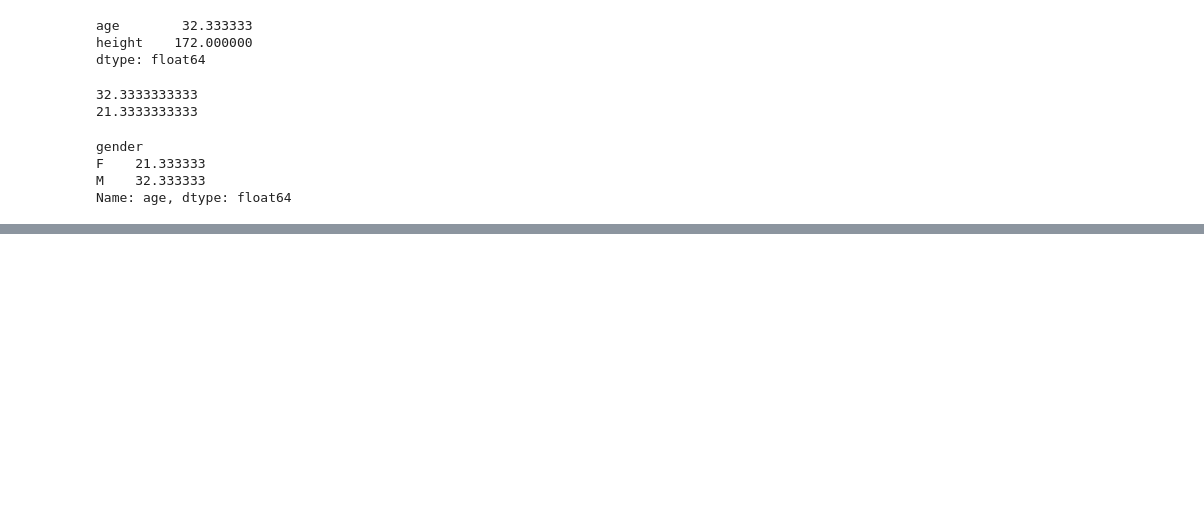
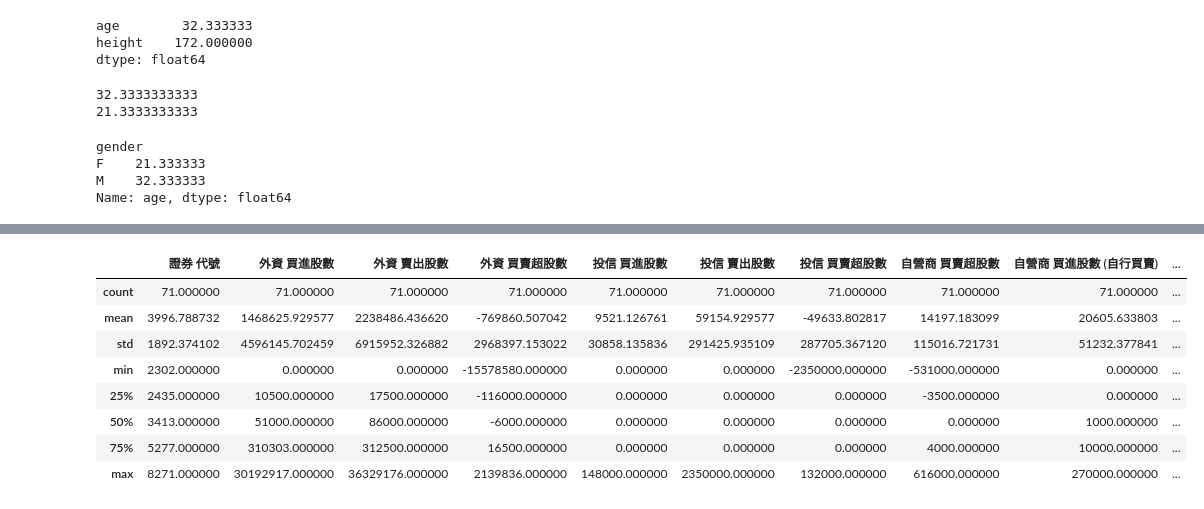
Before and after one commit to ywchiu/pyfinance, a Jupyter notebook: 20160508Demo.ipynb, the cells around one changed output, grey strips where cells are left out. Drawn from its saved outputs; the diff is of its cells as text; code cells hidden in the pictures; blank space fills up the shorter version.

```diff
--- a/20160508Demo.ipynb
+++ b/20160508Demo.ipynb
@@ -644,0 +647,10 @@ Name: age, dtype: float64
+# %%
+import requests
+url = 'http://www.twse.com.tw/ch/trading/fund/T86/T86.php'
+payload = {
+'qdate':'105/05/06',
+'select2':'24',
+'sorting':'by_issue'
+}
+res = requests.post( url, data=payload )
+#print res
@@ -644,0 +659,11 @@ Name: age, dtype: float64
+# %%
+from bs4 import BeautifulSoup as bs
+#soup = BeautifulSoup(res.text)
+soup = bs(res.text)
+tb = soup.select('#tbl-sortable')[0]
+# %%
+import pandas as pd
+# use prettify to convert object from tag to str
+dfs = pd.read_html(tb.prettify('utf-8'), encoding = 'utf-8')
+print type(dfs) # check the type of an object
+print len(dfs)
@@ -644,0 +673,2 @@ Name: age, dtype: float64
+# %%
+stockdf = dfs[0]
@@ -644,0 +684,12 @@ Name: age, dtype: float64
+# %%
+stockdf.describe()
+# %% [output]
+|  | 證券 代號 | 外資 買進股數 | 外資 賣出股數 | 外資 買賣超股數 | 投信 買進股數 | 投信 賣出股數 | 投信 買賣超股數 | 自營商 買賣超股數 | 自營商 買進股數 (自行買賣) | ... |
+| count | 71.000000 | 71.000000 | 71.000000 | 71.000000 | 71.000000 | 71.000000 | 71.000000 | 71.000000 | 71.000000 | ... |
+| mean | 3996.788732 | 1468625.929577 | 2238486.436620 | -769860.507042 | 9521.126761 | 59154.929577 | -49633.802817 | 14197.183099 | 20605.633803 | ... |
+| std | 1892.374102 | 4596145.702459 | 6915952.326882 | 2968397.153022 | 30858.135836 | 291425.935109 | 287705.367120 | 115016.721731 | 51232.377841 | ... |
+| min | 2302.000000 | 0.000000 | 0.000000 | -15578580.000000 | 0.000000 | 0.000000 | -2350000.000000 | -531000.000000 | 0.000000 | ... |
+| 25% | 2435.000000 | 10500.000000 | 17500.000000 | -116000.000000 | 0.000000 | 0.000000 | 0.000000 | -3500.000000 | 0.000000 | ... |
+| 50% | 3413.000000 | 51000.000000 | 86000.000000 | -6000.000000 | 0.000000 | 0.000000 | 0.000000 | 0.000000 | 1000.000000 | ... |
+| 75% | 5277.000000 | 310303.000000 | 312500.000000 | 16500.000000 | 0.000000 | 0.000000 | 0.000000 | 4000.000000 | 10000.000000 | ... |
+| max | 8271.000000 | 30192917.000000 | 36329176.000000 | 2139836.000000 | 148000.000000 | 2350000.000000 | 132000.000000 | 616000.000000 | 270000.000000 | ... |
```
Also changed, not shown: parts of 5 cells of this notebook.
